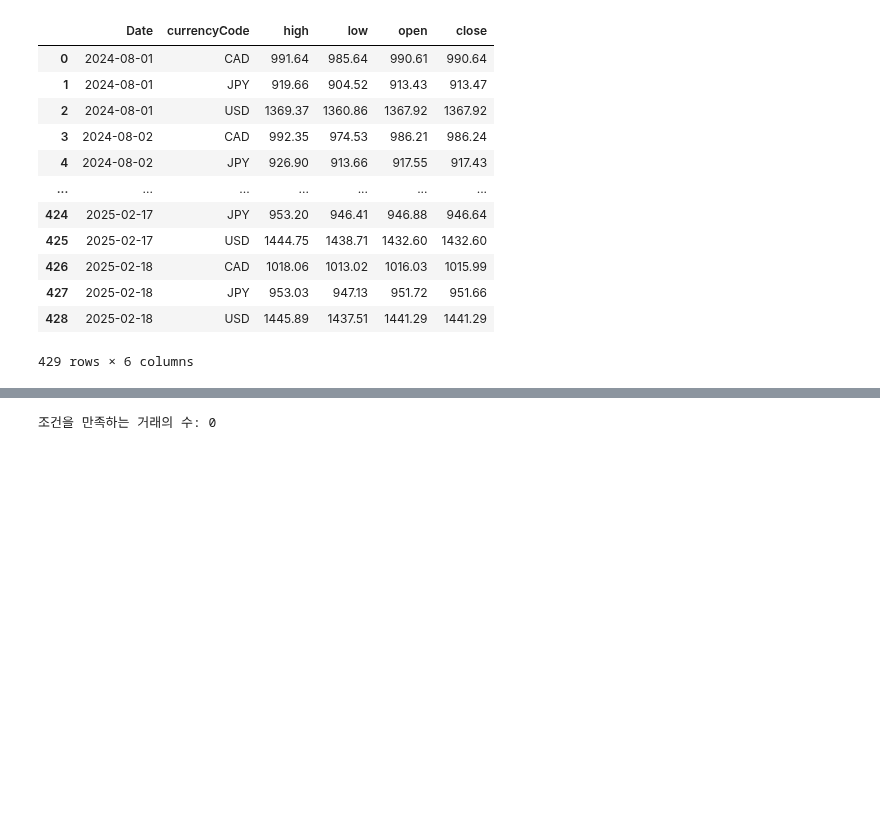
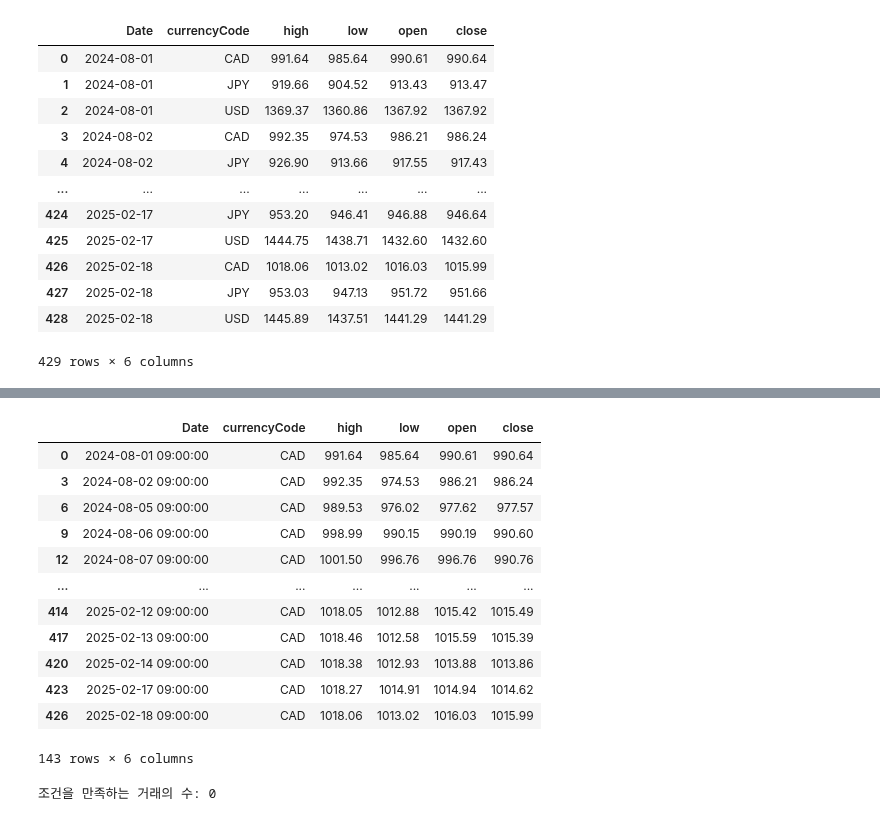
Before and after one commit to PlutoJoshua/profit_analysis, a Jupyter notebook: test.ipynb, the cells around one changed output, grey strips where cells are left out. Saved outputs shown, nothing was run; the diff lists cells and outputs as text; code cells hidden in the pictures; blank space fills up the shorter version.

```diff
--- a/test.ipynb
+++ b/test.ipynb
@@ -1105,3 +1093,19 @@ final_df
+# %%
+final_df[final_df['currencyCode'] == 'CAD']
+# %% [output]
+|  | Date | currencyCode | high | low | open | close |
+| 0 | 2024-08-01 09:00:00 | CAD | 991.64 | 985.64 | 990.61 | 990.64 |
+| 3 | 2024-08-02 09:00:00 | CAD | 992.35 | 974.53 | 986.21 | 986.24 |
+| 6 | 2024-08-05 09:00:00 | CAD | 989.53 | 976.02 | 977.62 | 977.57 |
+| 9 | 2024-08-06 09:00:00 | CAD | 998.99 | 990.15 | 990.19 | 990.60 |
+| 12 | 2024-08-07 09:00:00 | CAD | 1001.50 | 996.76 | 996.76 | 990.76 |
+| ... | ... | ... | ... | ... | ... | ... |
+| 414 | 2025-02-12 09:00:00 | CAD | 1018.05 | 1012.88 | 1015.42 | 1015.49 |
+| 417 | 2025-02-13 09:00:00 | CAD | 1018.46 | 1012.58 | 1015.59 | 1015.39 |
+| 420 | 2025-02-14 09:00:00 | CAD | 1018.38 | 1012.93 | 1013.88 | 1013.86 |
+| 423 | 2025-02-17 09:00:00 | CAD | 1018.27 | 1014.91 | 1014.94 | 1014.62 |
+| 426 | 2025-02-18 09:00:00 | CAD | 1018.06 | 1013.02 | 1016.03 | 1015.99 |
+143 rows × 6 columns
 # %%
 # 지정한 값
 threshold = 1  # 예시로 1을 지정
```
Also changed, not shown: parts of 3 cells of this notebook, 1 other file.
